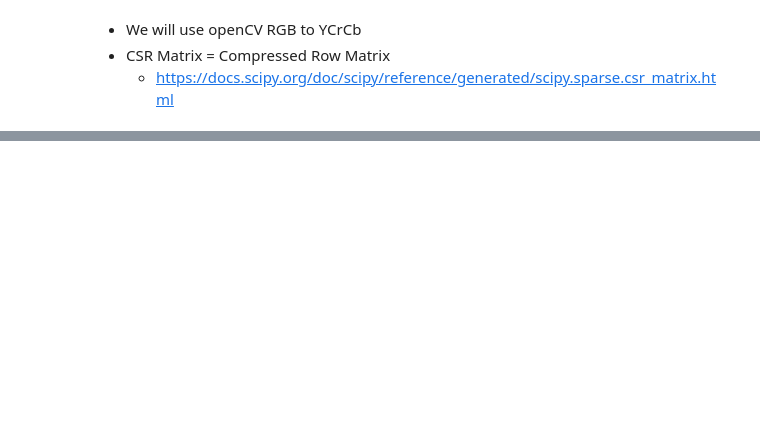
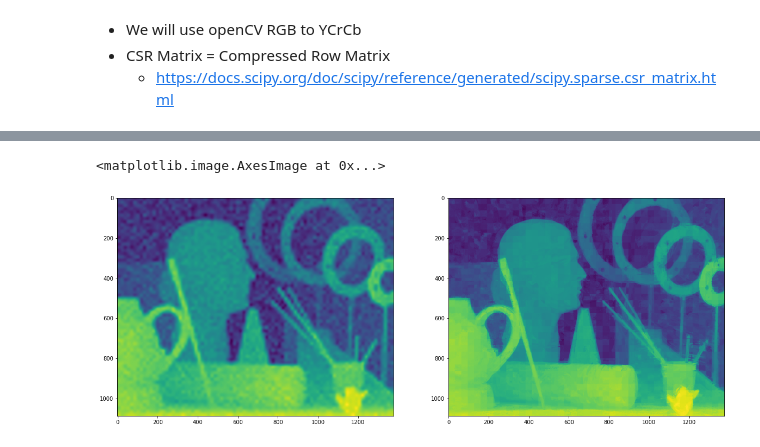
Before and after one commit to Digital-Image-Processing-IIITH/project-pix-it, a Jupyter notebook: src/own/Omama/Grid.ipynb, the cells around one changed output, grey strips where cells are left out. Saved outputs shown, nothing was run; the diff lists cells and outputs as text; code cells hidden in the pictures; blank space fills up the shorter version.

Commit message:
[OWN]feat: custom grid complete

```diff
--- a/src/own/Omama/Grid.ipynb
+++ b/src/own/Omama/Grid.ipynb
@@ -125,0 +176,3 @@ class csr_matrix(scipy.sparse.compressed._cs_matrix)
+# %%
+%%time
+grid = BilateralGrid(ref)
@@ -125,0 +185,7 @@ class csr_matrix(scipy.sparse.compressed._cs_matrix)
+# %%
+%%time
+t = target.reshape(-1, 1).astype(double) / (pow(2,16)-1)
+c = conf.reshape(-1, 1).astype(double) / (pow(2,16)-1)
+tc_filt = grid.apply_filter(t * c)
+c_filt = grid.apply_filter(c)
+output = (tc_filt / c_filt).reshape(ref.shape[:2])
@@ -125,0 +195,11 @@ class csr_matrix(scipy.sparse.compressed._cs_matrix)
+# %%
+fig = plt.figure(figsize=(20,20))
+
+plt.subplot(1,2,1)
+plt.imshow(target)
+
+plt.subplot(1,2,2)
+plt.imshow(output)
+# %% [output]
+<matplotlib.image.AxesImage at 0x...>
+[figure, added]
```
Also changed, not shown: parts of 10 cells of this notebook.
